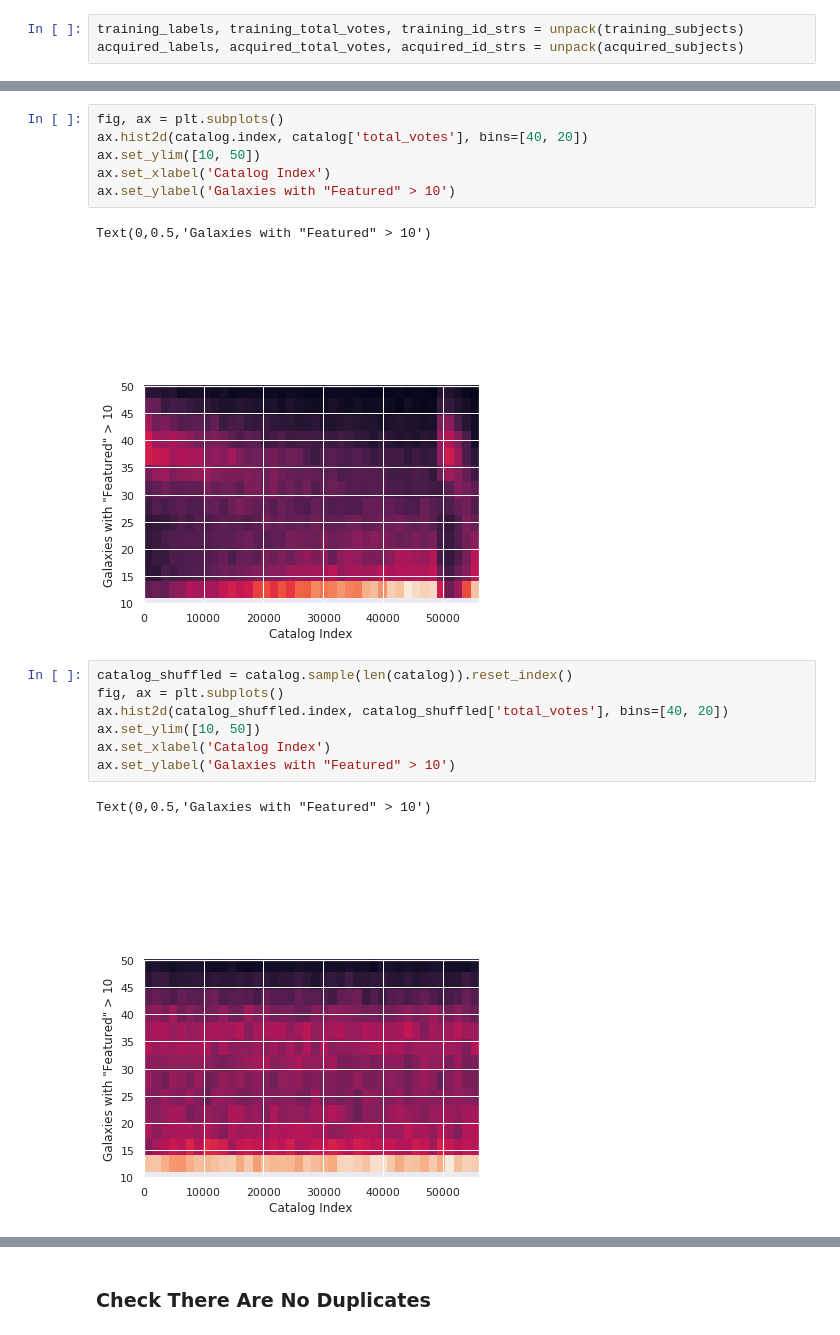
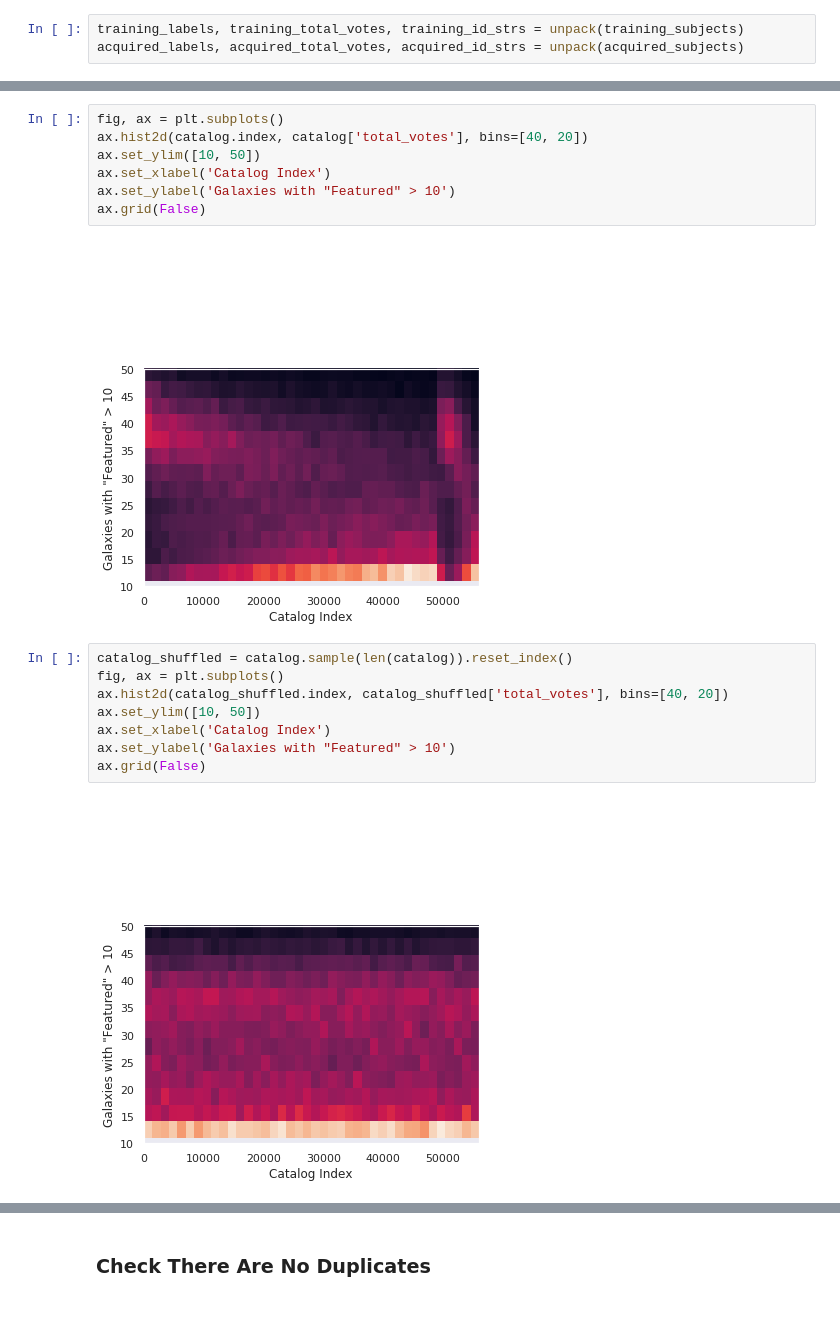
Before and after one commit to colinleach/zoobot, a Jupyter notebook: notebooks/verify_tfrecord_labels.ipynb, the cells around one changed output, grey strips where cells are left out. Saved outputs shown, nothing was run; the diff lists cells and outputs as text.

```diff
--- a/notebooks/verify_tfrecord_labels.ipynb
+++ b/notebooks/verify_tfrecord_labels.ipynb
@@ -160,16 +163,16 @@ ax.hist2d(catalog.index, catalog['total_votes'], bins=[40, 20])
 ax.set_ylim([10, 50])
 ax.set_xlabel('Catalog Index')
 ax.set_ylabel('Galaxies with "Featured" > 10')
+ax.grid(False)
 # %% [output]
-Text(0,0.5,'Galaxies with "Featured" > 10')
-[figure, old version]
+[figure, new version]
 # %%
 catalog_shuffled = catalog.sample(len(catalog)).reset_index()
 fig, ax = plt.subplots()
 ax.hist2d(catalog_shuffled.index, catalog_shuffled['total_votes'], bins=[40, 20])
 ax.set_ylim([10, 50])
 ax.set_xlabel('Catalog Index')
 ax.set_ylabel('Galaxies with "Featured" > 10')
+ax.grid(False)
 # %% [output]
-Text(0,0.5,'Galaxies with "Featured" > 10')
-[figure, old version]
+[figure, new version]
```
Also changed, not shown: parts of 2 cells of this notebook, 1 other file.
